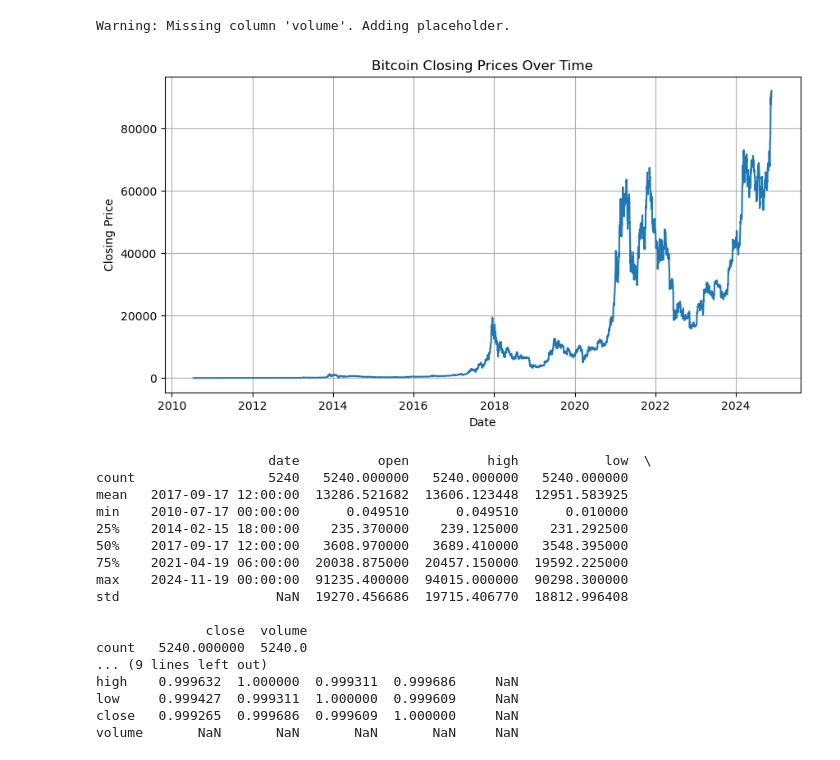
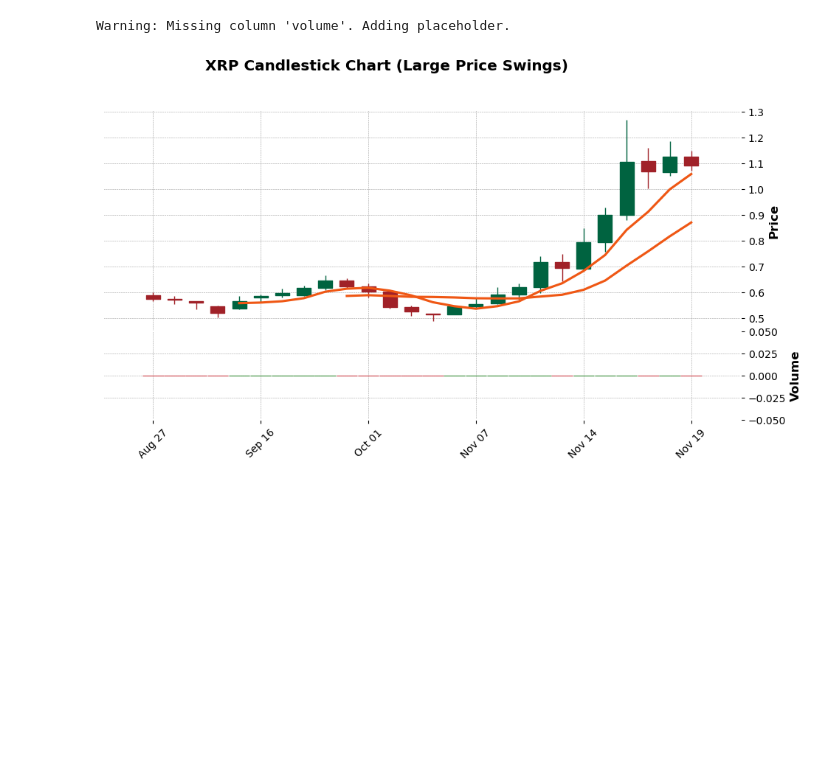
Before and after one commit to darioperez1415/bit_project, a Jupyter notebook: bit_project.ipynb, the cells around one changed output. Drawn from its saved outputs; the diff is of its cells as text; code cells hidden in the pictures; blank space fills up the shorter version.

```diff
--- a/bit_project.ipynb
+++ b/bit_project.ipynb
@@ -6,74 +908,73 @@ Current Working Directory: /Users/darioperez/Documents/School/MSDS-570-01 - Fall
 # %%
 import pandas as pd
 import os
-import matplotlib.pyplot as plt
+import mplfinance as mpf
 
-# data' directory
+# Data directory
 data_dir = '/Users/darioperez/Documents/School/MSDS-570-01 - Fall 2024 Visual & Unstruct Data Analysi/Exercises/bit_project/bit_project/archive/'
 
 # Check if the directory exists
 if not os.path.exists(data_dir):
     raise FileNotFoundError(f"Directory {data_dir} does not exist.")
 
 # Filter out non-CSV files and initialize the dictionary
 currency_files = os.listdir(data_dir)
 currency_data = {}
 
 for file in currency_files:
     if file.endswith('.csv'):
         currency_name = file[:-4]
         try:
             currency_data[currency_name] = pd.read_csv(os.path.join(data_dir, file), parse_dates=['date'])
         except Exception as e:
             print(f"Error loading {file}: {e}")
 
-# Example using Bitcoin data
-btc_data = currency_data.get('BTC')
-if btc_data is None:
+# Example using EXP data
+xrp_data = currency_data.get('XRP')
+if xrp_data is None:
     raise ValueError("BTC data file not found.")
 
 # Validate required columns and add missing ones if needed
 required_columns = ['date', 'close', 'open', 'high', 'low', 'volume']
 for col in required_columns:
-    if col not in btc_data.columns:
+    if col not in xrp_data.columns:
         print(f"Warning: Missing column '{col}'. Adding placeholder.")
-        btc_data[col] = 0  # Fill with zeros
+        xrp_data[col] = 0  # Fill with zeros
 
 # Drop rows with missing data
-btc_data = btc_data.dropna(subset=['date', 'close'])
+xrp_data = xrp_data.dropna(subset=['date', 'close', 'open', 'high', 'low'])
 
-# Plotting closing prices
-plt.figure(figsize=(10, 5))
-plt.plot(btc_data['date'], btc_data['close'])
-plt.title('Bitcoin Closing Prices Over Time')
-plt.xlabel('Date')
-plt.ylabel('Closing Price')
-plt.grid(True)
-plt.show()
+# Set the 'date' column as the index for mplfinance
+xrp_data.set_index('date', inplace=True)
 
-# Display summary statistics
-print(btc_data.describe())
+# Ensure 'volume' column is valid
+xrp_data['volume'] = xrp_data['volume'].fillna(0)  # Replace missing volume with 0
 
-# Correlation matrix
-correlation_matrix = btc_data[['open', 'high', 'low', 'close', 'volume']].corr()
-print(correlation_matrix)
+# Filter data for rows with non-identical 'low' and 'high'
+xrp_data = xrp_data[xrp_data['high'] > xrp_data['low']]
+
+# Filter for a smaller timeframe (last 90 days)
+xrp_data = xrp_data.loc[xrp_data.index > xrp_data.index.max() - pd.Timedelta(days=90)]
+
+# Calculate price swing
+price_swing_threshold = 0.05  # 5% threshold
+xrp_data['price_swing'] = (xrp_data['high'] - xrp_data['low']) / xrp_data['low']
+
+# Filter rows with large price swings
+large_swings = xrp_data[xrp_data['price_swing'] > price_swing_threshold]
+
+# Plotting candlestick chart for large swings
+mpf.plot(
+    large_swings,
+    type='candle',  # Candlestick chart
+    style='charles',  # Chart style
+    title='XRP Candlestick Chart (Large Price Swings)',
+    ylabel='Price',
+    volume=True,
+    mav=(5, 10),
+    figsize=(12, 6),
+    warn_too_much_data=500
+)
 # %% [output]
 Warning: Missing column 'volume'. Adding placeholder.
-[figure, old version]
+[figure, new version]
-                      date          open          high           low  \
-count                 5240   5240.000000   5240.000000   5240.000000
-mean   2017-09-17 12:00:00  13286.521682  13606.123448  12951.583925
-min    2010-07-17 00:00:00      0.049510      0.049510      0.010000
-25%    2014-02-15 18:00:00    235.370000    239.125000    231.292500
-50%    2017-09-17 12:00:00   3608.970000   3689.410000   3548.395000
-75%    2021-04-19 06:00:00  20038.875000  20457.150000  19592.225000
-max    2024-11-19 00:00:00  91235.400000  94015.000000  90298.300000
-std                    NaN  19270.456686  19715.406770  18812.996408
-
-              close  volume
-count   5240.000000  5240.0
-... (9 lines left out)
-high    0.999632  1.000000  0.999311  0.999686     NaN
-low     0.999427  0.999311  1.000000  0.999609     NaN
-close   0.999265  0.999686  0.999609  1.000000     NaN
-volume       NaN       NaN       NaN       NaN     NaN
```
Also changed, not shown: parts of 34 cells of this notebook.
